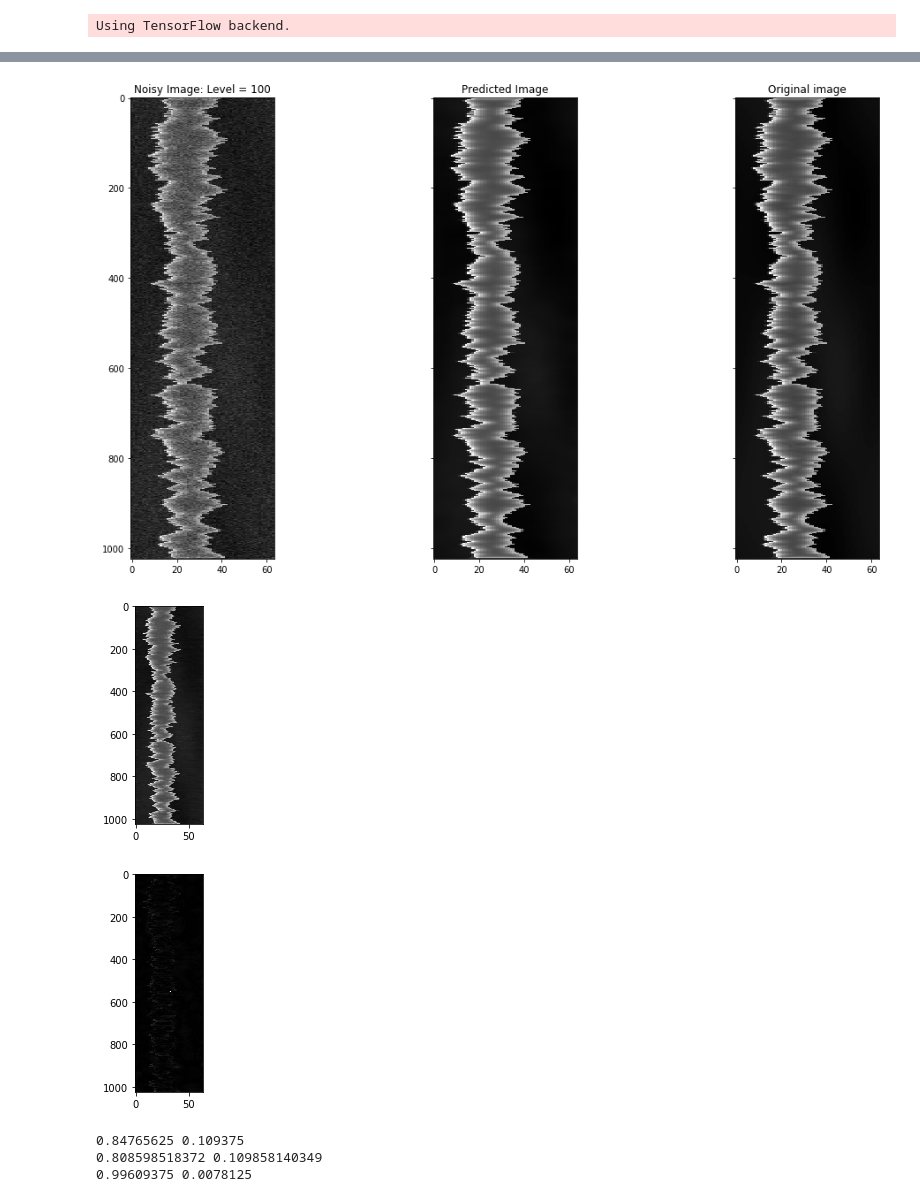
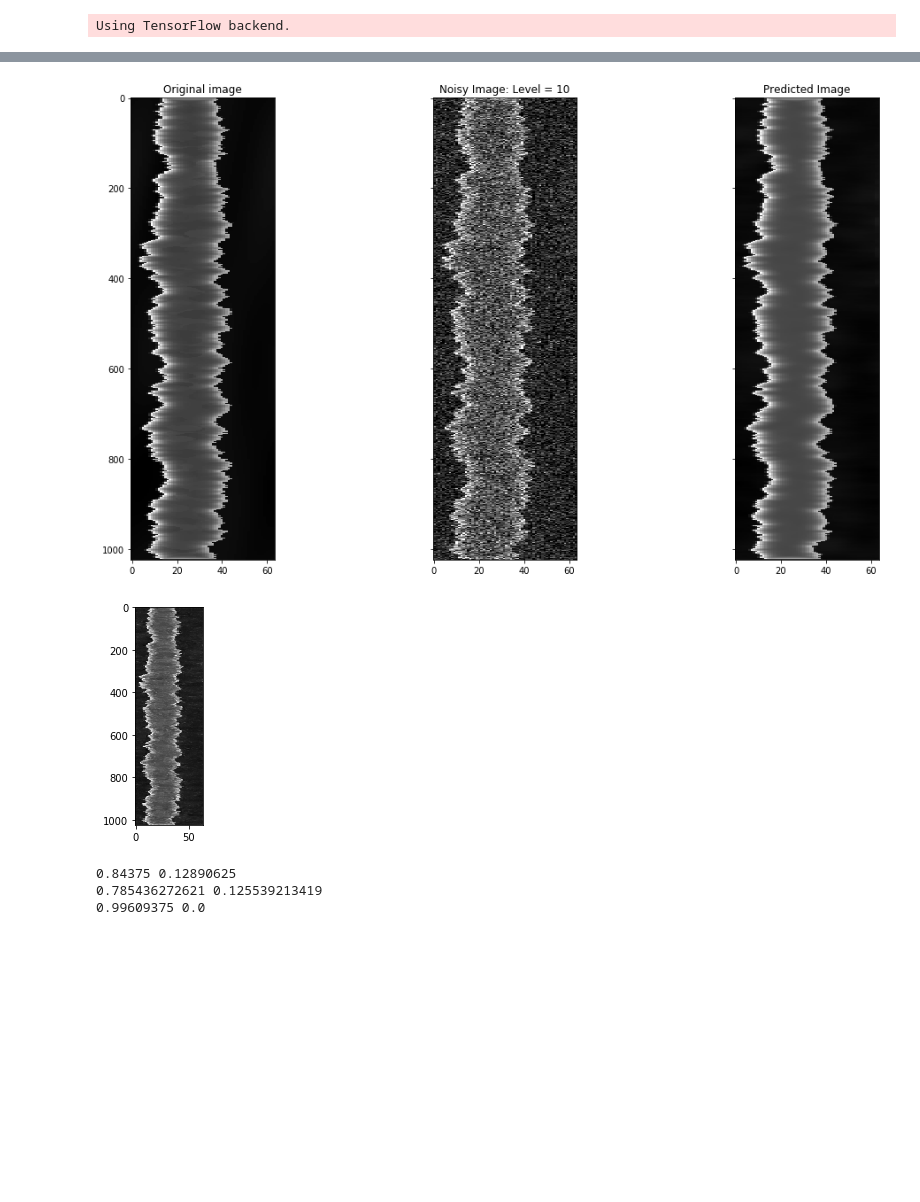
Before and after one commit to narendrachaudhary51/LER_machine_learning, a Jupyter notebook: neural_nets/nnet_prediction.ipynb, the cells around one changed output, grey strips where cells are left out. Cells and saved outputs as stored; diff of their text form; code cells hidden in the pictures; blank space fills up the shorter version.

```diff
--- a/neural_nets/nnet_prediction.ipynb
+++ b/neural_nets/nnet_prediction.ipynb
@@ -21,11 +21,11 @@ path = '/home/grads/n/narendra5/Desktop/Programs/LER_machine_learning/'
 model = load_model(path + 'models/' + 'SEMNet_run2_epoch_4.h5')
 model.summary()
 sigma = 1.2
-alpha = 0.7
+alpha = 0.5
 Xi = 40
-width = 20
-space = 20
-noise = 100
+width = 30
+space = 30
+noise = 10
 shift = math.floor(-25 + (width + space/2 + Xi + alpha*10 + sigma*10)%16)
 
 
@@ -85,49 +85,48 @@ fig, ax = plt.subplots(nrows=1, ncols=3, figsize=(16, 8), sharex=True,
                        sharey=True, subplot_kw={'adjustable': 'box-forced'})
 
 
-ax[0].imshow(imnoisy,cmap = 'gray',aspect= 0.2)
-ax[0].set_title('Noisy Image: Level = {}'.format(noise))
+ax[1].imshow(imnoisy,cmap = 'gray',aspect= 0.2)
+ax[1].set_title('Noisy Image: Level = {}'.format(noise))
 
-ax[1].imshow(impredict, cmap = 'gray', aspect= 0.2)
-ax[1].set_title('Predicted Image')
+ax[2].imshow(impredict, cmap = 'gray', aspect= 0.2)
+ax[2].set_title('Predicted Image')
 
-ax[2].imshow(im,cmap = 'gray',aspect = 0.2)
+ax[0].imshow(im,cmap = 'gray',aspect = 0.2)
 #ax[2].set_title('Original image with sigma = {}nm, Xi = {}nm, alpha = {}, width = {} pixels'.format(sigma, Xi, alpha, width))
-ax[2].set_title('Original image')
+ax[0].set_title('Original image')
 
 fig.tight_layout()
 plt.savefig('noisy_lines.png')
 plt.show()
 
 import scipy.io as spio
 
 #mat2 = spio.loadmat(path + 'Image2.mat', squeeze_me=True)
 #DnCNN = np.array(mat2['image1'])
 DnCNN_file = path + 'DnCNN_images2/DnCNN_' + "{0:.2g}".format(sigma*1e-09) + '_' + str(alpha) + '_' + \
                     "{0:.2g}".format(Xi*1e-09) + '_' + str(width) + '_' + str(space) + '_' + str(-shift) + \
                     '_' + str(noise) + '.tiff'
 
 DnCNN = np.array(Image.open(DnCNN_file))
 
 DnCNN = DnCNN/256
 
 plt.imshow(DnCNN,cmap = 'gray', aspect= 0.2)
 plt.show()
 
-plt.imshow(np.abs(im - impredict), cmap = 'gray',aspect= 0.2)
-plt.show()
+#plt.imshow(np.abs(im - impredict), cmap = 'gray',aspect= 0.2)
+#plt.show()
 
 
 print(np.max(im), np.min(im))
 print(np.max(impredict), np.min(impredict))
 print(np.max(imnoisy), np.min(imnoisy))
 # %% [output]
-[figure, old version]
+[figure, new version]
-[figure, old version]
+[figure, new version]
-[figure, removed]
-0.84765625 0.109375
-0.808598518372 0.109858140349
-0.99609375 0.0078125
+0.84375 0.12890625
+0.785436272621 0.125539213419
+0.99609375 0.0
 # %%
 from skimage.restoration import (denoise_tv_chambolle, denoise_bilateral,
                                  denoise_wavelet, denoise_tv_bregman)
```
Also changed, not shown: parts of 5 cells of this notebook, 2 other files.
